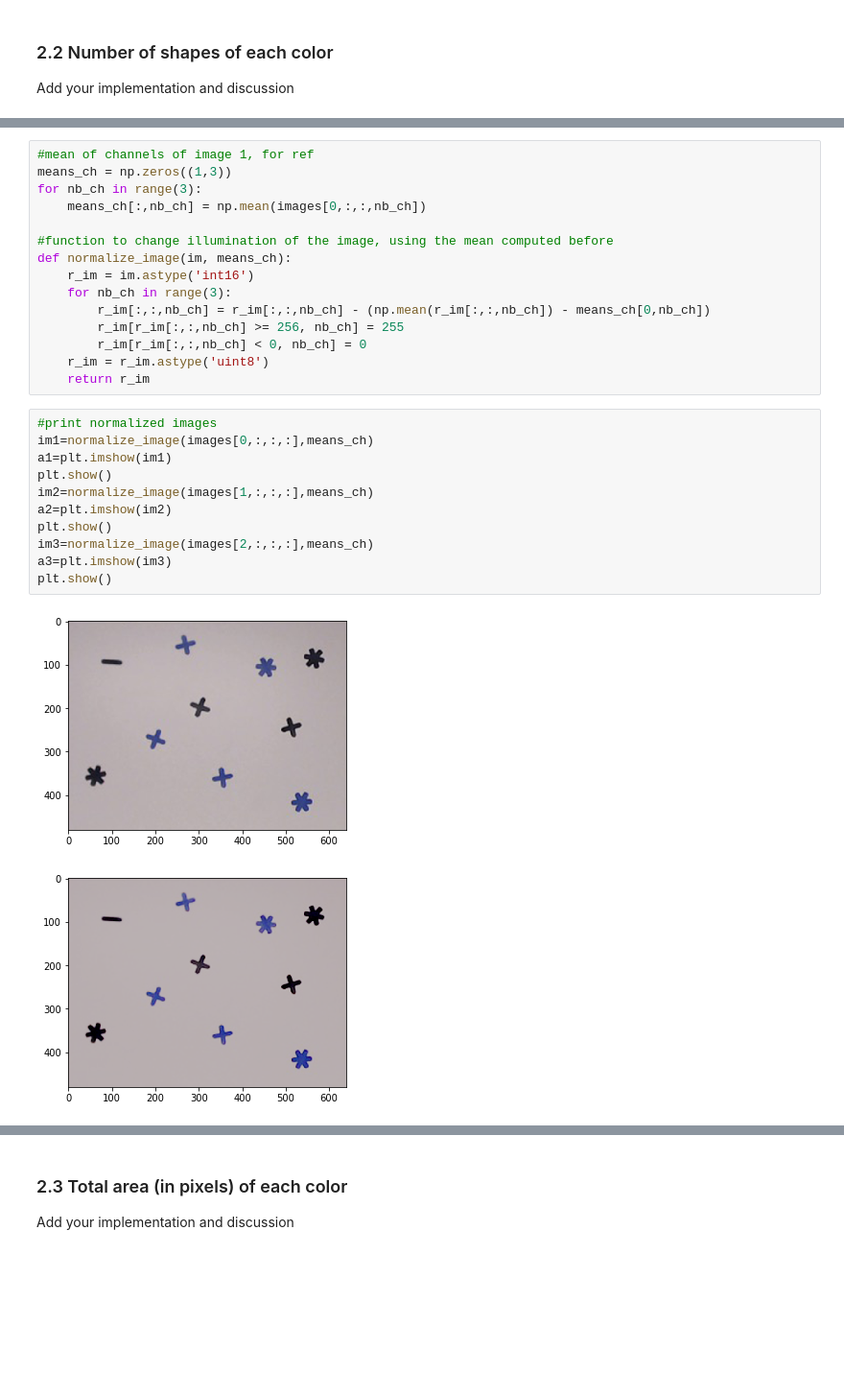
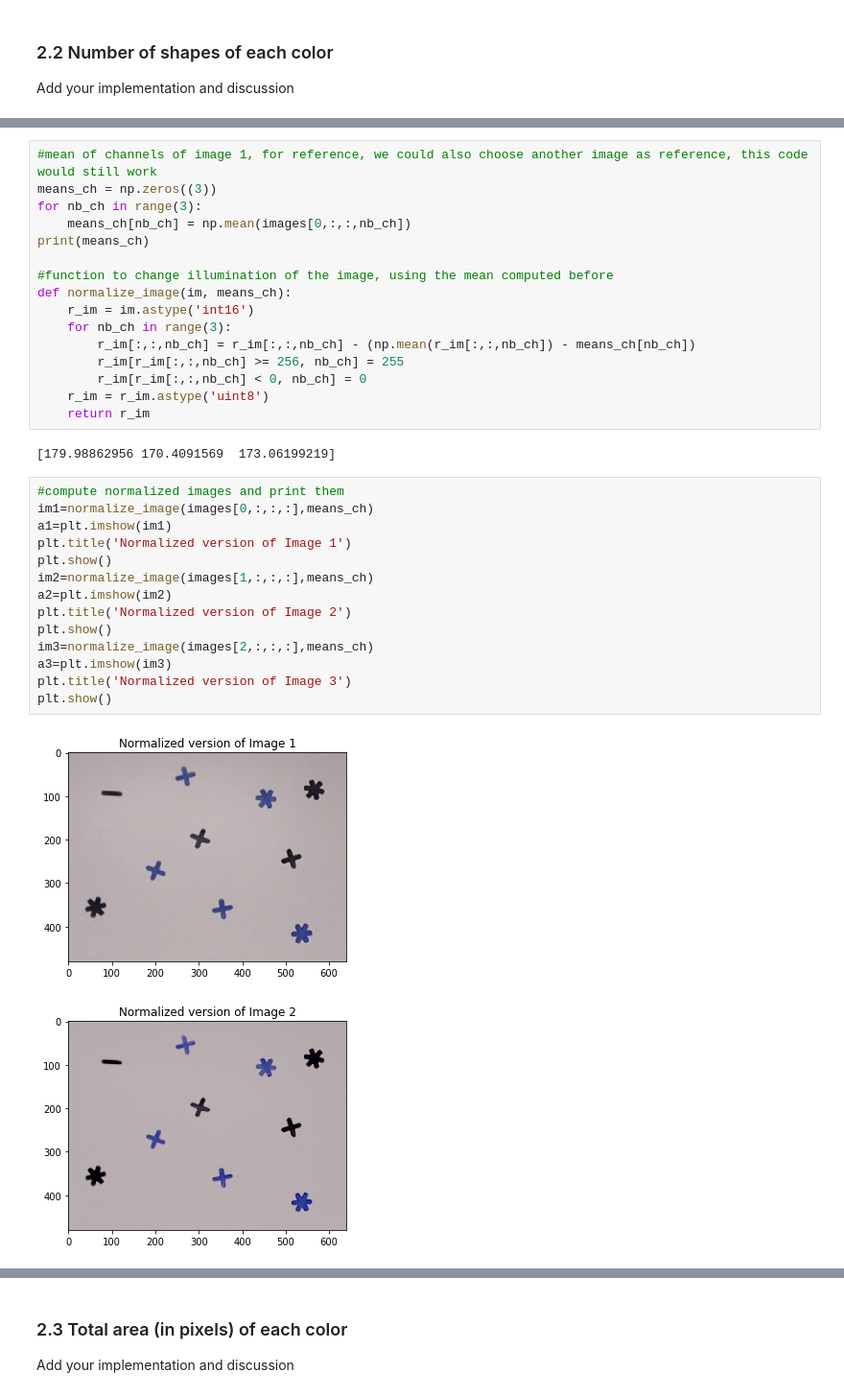
Before and after one commit to jbmag/iapr-2020, a Jupyter notebook: labs/lab_01_segmentation.ipynb, the cells around one changed output, grey strips where cells are left out. Shown at 96% size. Drawn from its saved outputs; the diff is of its cells as text; blank space fills up the shorter version.

```diff
--- a/labs/lab_01_segmentation.ipynb
+++ b/labs/lab_01_segmentation.ipynb
@@ -102,29 +129,35 @@ Add your implementation and discussion
 # %%
-#mean of channels of image 1, for ref
-means_ch = np.zeros((1,3))
+#mean of channels of image 1, for reference, we could also choose another image as reference, this code would still work
+means_ch = np.zeros((3))
 for nb_ch in range(3):
-    means_ch[:,nb_ch] = np.mean(images[0,:,:,nb_ch])
+    means_ch[nb_ch] = np.mean(images[0,:,:,nb_ch])
+print(means_ch)
 
 #function to change illumination of the image, using the mean computed before
 def normalize_image(im, means_ch):
     r_im = im.astype('int16')
     for nb_ch in range(3):
-        r_im[:,:,nb_ch] = r_im[:,:,nb_ch] - (np.mean(r_im[:,:,nb_ch]) - means_ch[0,nb_ch])
+        r_im[:,:,nb_ch] = r_im[:,:,nb_ch] - (np.mean(r_im[:,:,nb_ch]) - means_ch[nb_ch])
         r_im[r_im[:,:,nb_ch] >= 256, nb_ch] = 255
         r_im[r_im[:,:,nb_ch] < 0, nb_ch] = 0
     r_im = r_im.astype('uint8')
     return r_im
+# %% [output]
+[179.98862956 170.4091569  173.06199219]
 # %%
-#print normalized images
+#compute normalized images and print them
 im1=normalize_image(images[0,:,:,:],means_ch)
 a1=plt.imshow(im1)
+plt.title('Normalized version of Image 1')
 plt.show()
 im2=normalize_image(images[1,:,:,:],means_ch)
 a2=plt.imshow(im2)
+plt.title('Normalized version of Image 2')
 plt.show()
 im3=normalize_image(images[2,:,:,:],means_ch)
 a3=plt.imshow(im3)
+plt.title('Normalized version of Image 3')
 plt.show()
 # %% [output]
-[figure, old version]
+[figure, new version]
-[figure, old version]
+[figure, new version]
```
Also changed, not shown: parts of 29 cells of this notebook.
